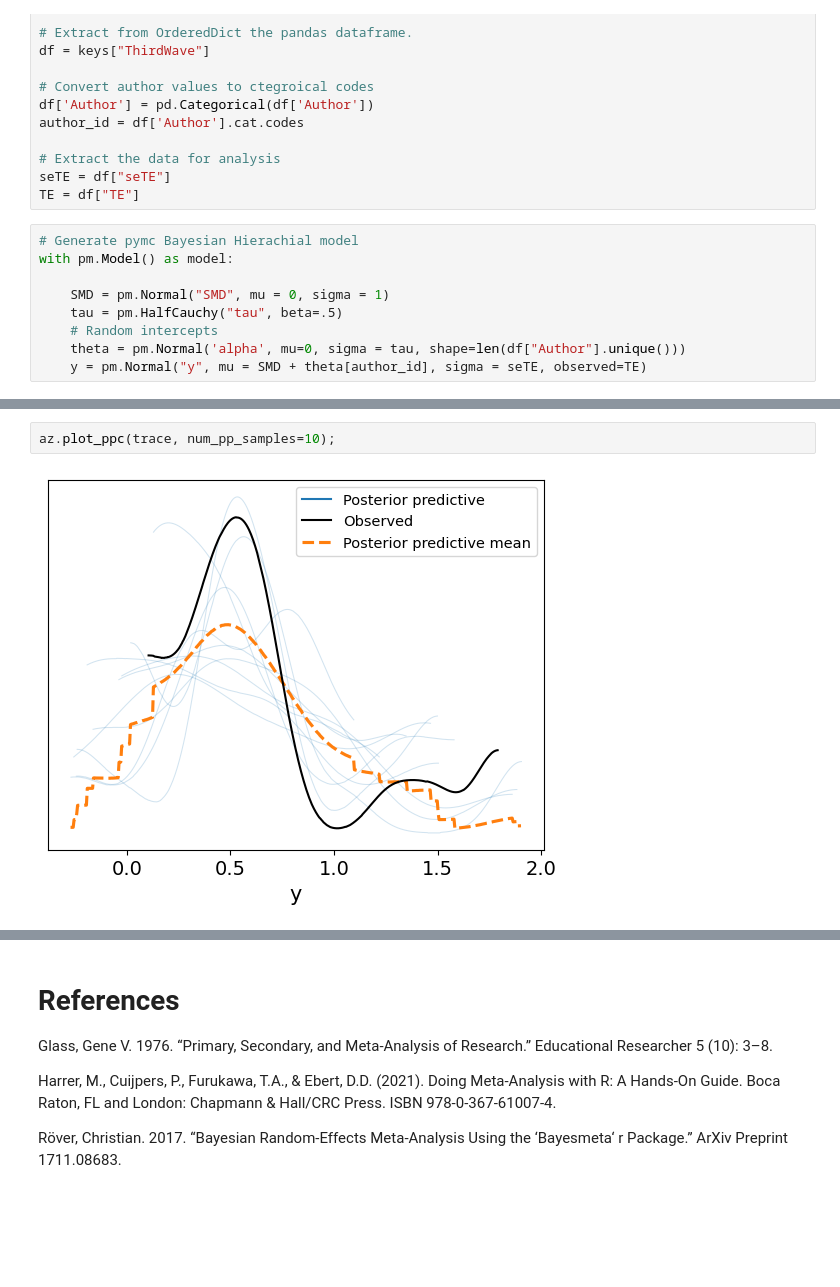
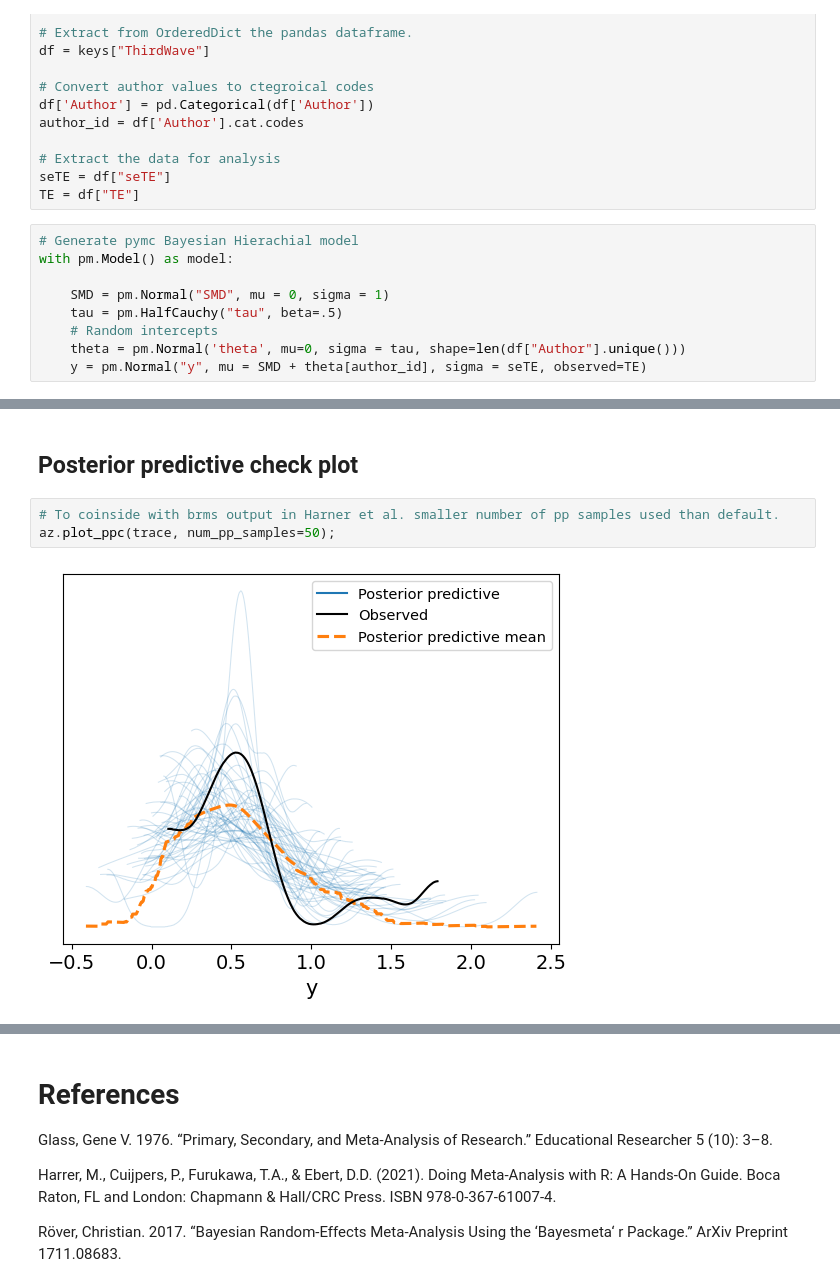
Before and after one commit to HPCurtis/meta_analysis_pymc, a Jupyter notebook: meta_analysis.ipynb, the cells around one changed output, grey strips where cells are left out. Drawn from its saved outputs; the diff is of its cells as text; blank space fills up the shorter version.

```diff
--- a/meta_analysis.ipynb
+++ b/meta_analysis.ipynb
@@ -35,6 +35,6 @@ with pm.Model() as model:
     SMD = pm.Normal("SMD", mu = 0, sigma = 1)
     tau = pm.HalfCauchy("tau", beta=.5)
     # Random intercepts
-    theta = pm.Normal('alpha', mu=0, sigma = tau, shape=len(df["Author"].unique()))
+    theta = pm.Normal('theta', mu=0, sigma = tau, shape=len(df["Author"].unique()))
     y = pm.Normal("y", mu = SMD + theta[author_id], sigma = seTE, observed=TE)
 # %%
@@ -80,4 +86,7 @@ az.plot_trace(trace, var_names="tau");
+# %% [markdown]
+## Posterior predictive check plot
 # %%
-az.plot_ppc(trace, num_pp_samples=10);
+# To coinside with brms output in Harner et al. smaller number of pp samples used than default.
+az.plot_ppc(trace, num_pp_samples=50);
 # %% [output]
-[figure, old version]
+[figure, new version]
```
Also changed, not shown: parts of 11 cells of this notebook.
